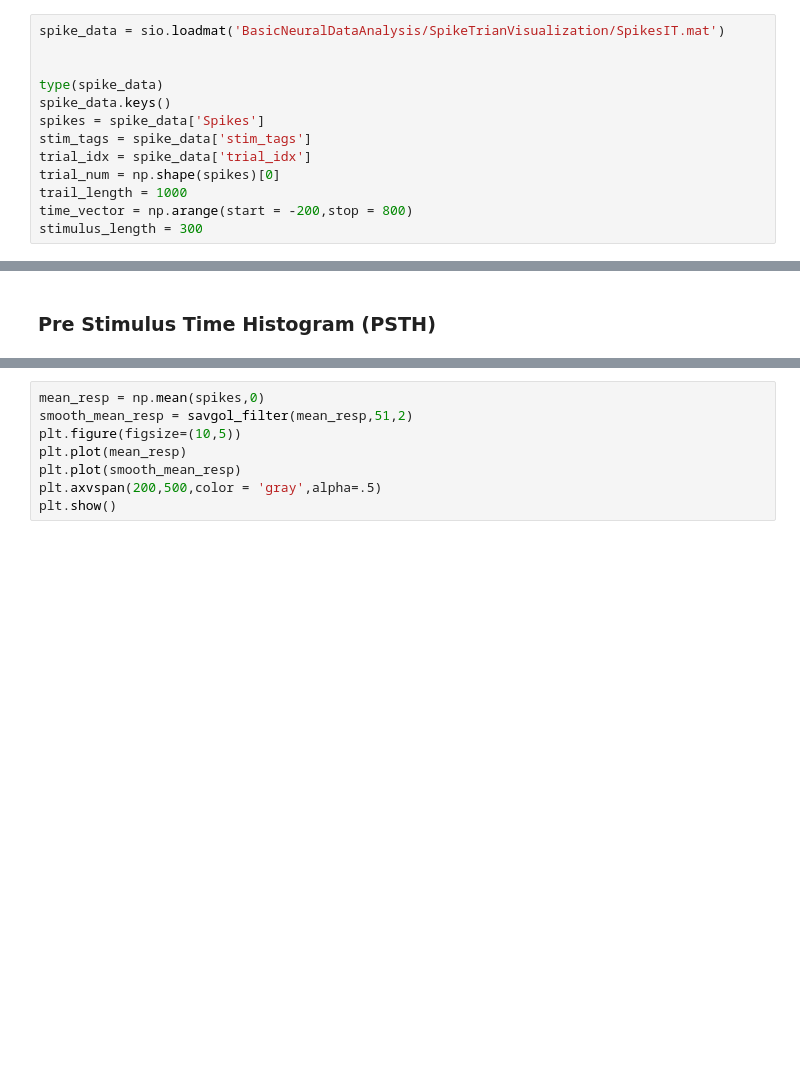
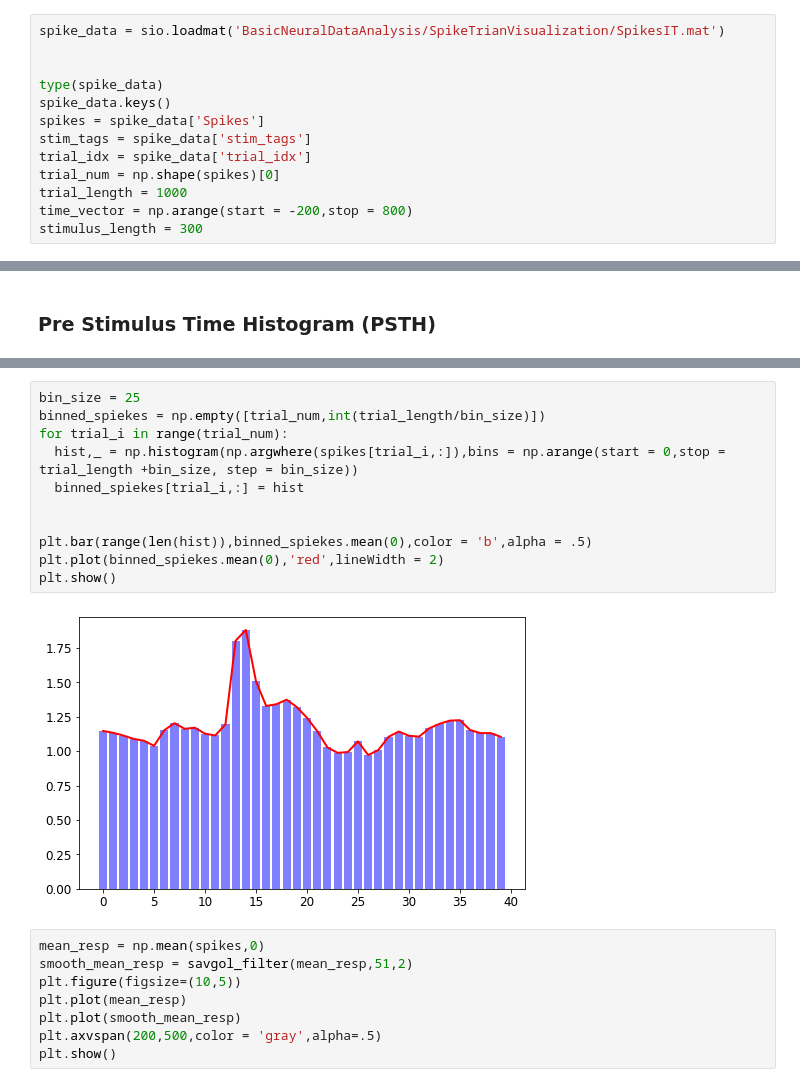
Before and after one commit to MiladQolami/Neural-Data-Analysis, a Jupyter notebook: MainCode.ipynb, the cells around one changed output, grey strips where cells are left out. Saved outputs shown, nothing was run; the diff lists cells and outputs as text; blank space fills up the shorter version.

```diff
--- a/MainCode.ipynb
+++ b/MainCode.ipynb
@@ -47,7 +44,7 @@ spikes = spike_data['Spikes']
 stim_tags = spike_data['stim_tags']
 trial_idx = spike_data['trial_idx']
 trial_num = np.shape(spikes)[0]
-trail_length = 1000
+trial_length = 1000
 time_vector = np.arange(start = -200,stop = 800)
 stimulus_length = 300
 # %% [markdown]
@@ -144,3 +141,16 @@ array([  1,   2,   3,   4,   5,   6,   7,   8,   9,  10,  11,  12,  13,
+# %%
+bin_size = 25
+binned_spiekes = np.empty([trial_num,int(trial_length/bin_size)])
+for trial_i in range(trial_num):
+  hist,_ = np.histogram(np.argwhere(spikes[trial_i,:]),bins = np.arange(start = 0,stop = trial_length +bin_size, step = bin_size))
+  binned_spiekes[trial_i,:] = hist
+
+
+plt.bar(range(len(hist)),binned_spiekes.mean(0),color = 'b',alpha = .5)
+plt.plot(binned_spiekes.mean(0),'red',lineWidth = 2)
+plt.show()
+# %% [output]
+[figure, added]
 # %%
 mean_resp = np.mean(spikes,0)
 smooth_mean_resp = savgol_filter(mean_resp,51,2)
```
Also changed, not shown: parts of 7 cells of this notebook.
